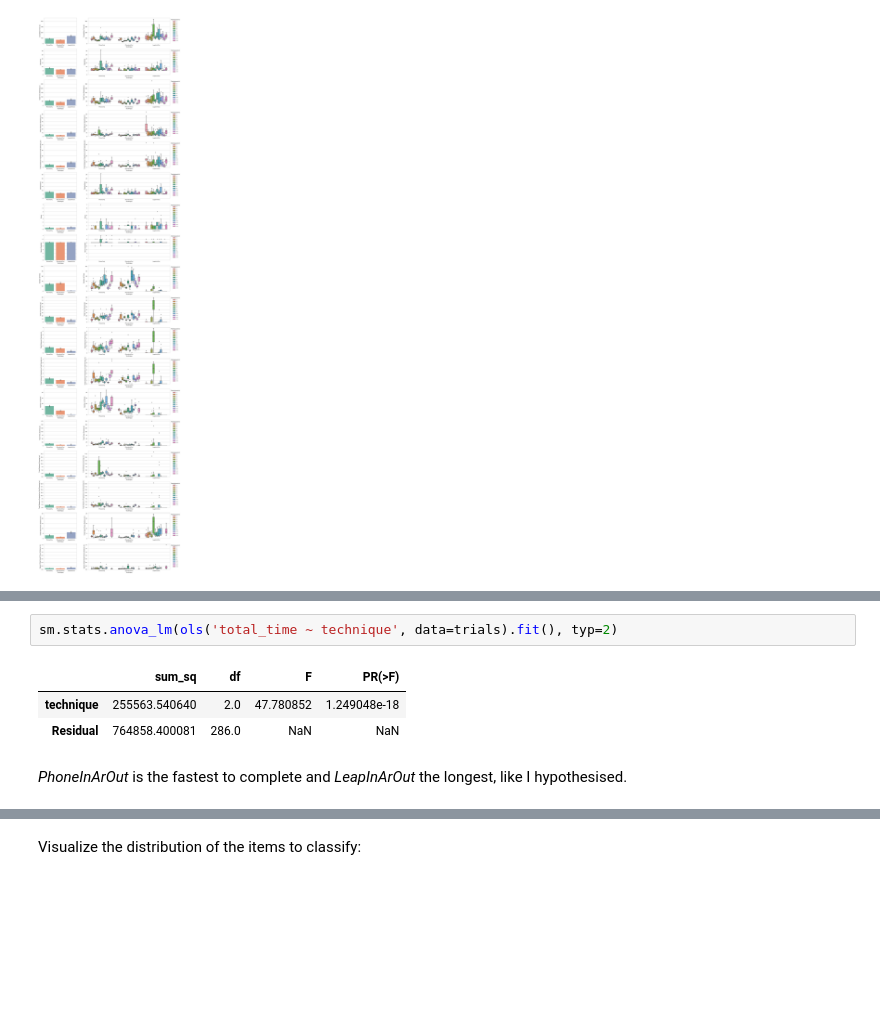
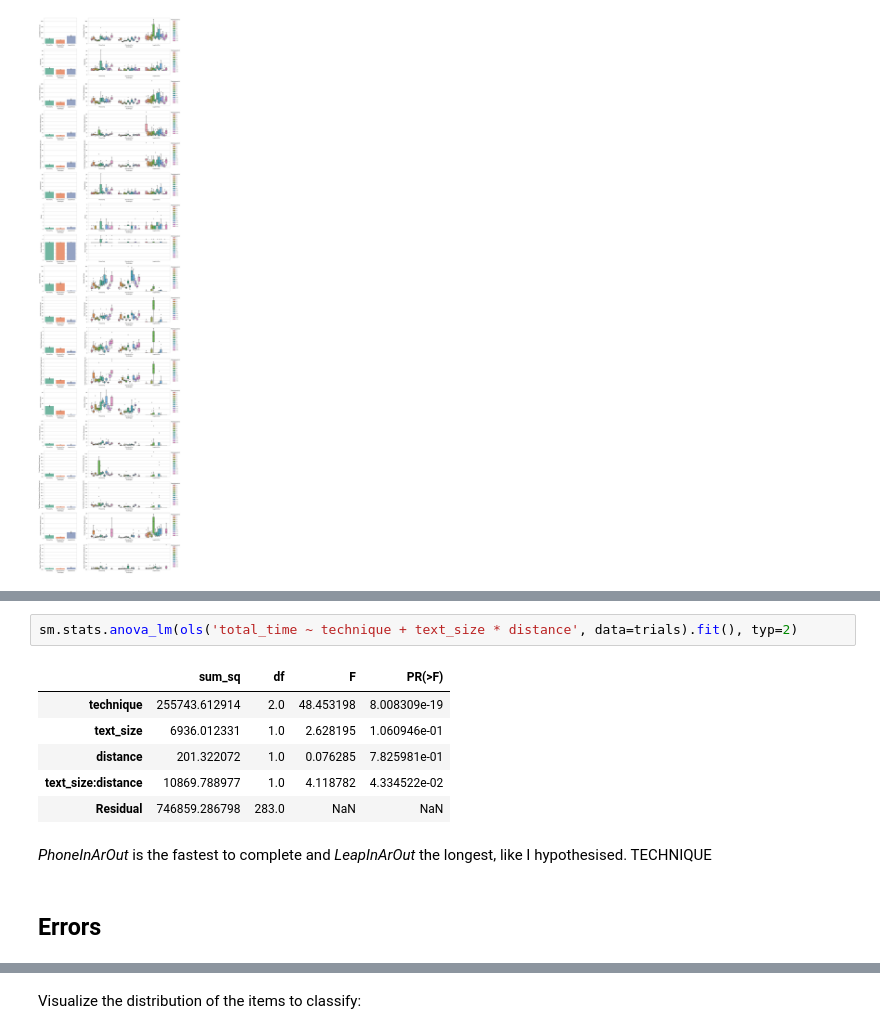
Before and after one commit to NormandErwan/HandheldVesadThesis, a Jupyter notebook: analysis/Enlarging a Smartphone with AR to Create a Handheld VESAD (Virtually Extended Screen-Aligned Display).ipynb, the cells around one changed output, grey strips where cells are left out. Saved outputs shown, nothing was run; the diff lists cells and outputs as text; blank space fills up the shorter version.

```diff
--- a/analysis/data_analysis.ipynb
+++ b/analysis/Enlarging a Smartphone with AR to Create a Handheld VESAD (Virtually Extended Screen-Aligned Display).ipynb
@@ -281,11 +315,16 @@ plot_trials('text_size', 'total_time')
 # %%
-sm.stats.anova_lm(ols('total_time ~ technique', data=trials).fit(), typ=2)
+sm.stats.anova_lm(ols('total_time ~ technique + text_size * distance', data=trials).fit(), typ=2)
 # %% [output]
 |  | sum_sq | df | F | PR(>F) |
-| technique | 255563.540640 | 2.0 | 47.780852 | 1.249048e-18 |
-| Residual | 764858.400081 | 286.0 | NaN | NaN |
+| technique | 255743.612914 | 2.0 | 48.453198 | 8.008309e-19 |
+| text_size | 6936.012331 | 1.0 | 2.628195 | 1.060946e-01 |
+| distance | 201.322072 | 1.0 | 0.076285 | 7.825981e-01 |
+| text_size:distance | 10869.788977 | 1.0 | 4.118782 | 4.334522e-02 |
+| Residual | 746859.286798 | 283.0 | NaN | NaN |
 # %% [markdown]
-*PhoneInArOut* is the fastest to complete and *LeapInArOut* the longest, like I hypothesised.
+*PhoneInArOut* is the fastest to complete and *LeapInArOut* the longest, like I hypothesised. TECHNIQUE
+# %% [markdown]
+## Errors
 # %%
 plot_trials('technique', 'errors')
 plot_trials('distance', 'errors')
```
Also changed, not shown: parts of 35 cells of this notebook.
